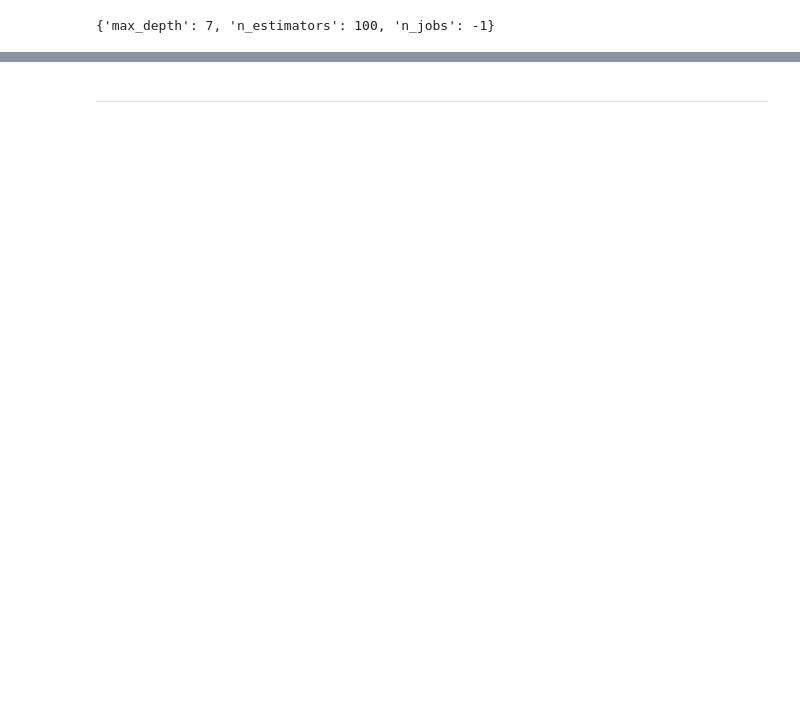
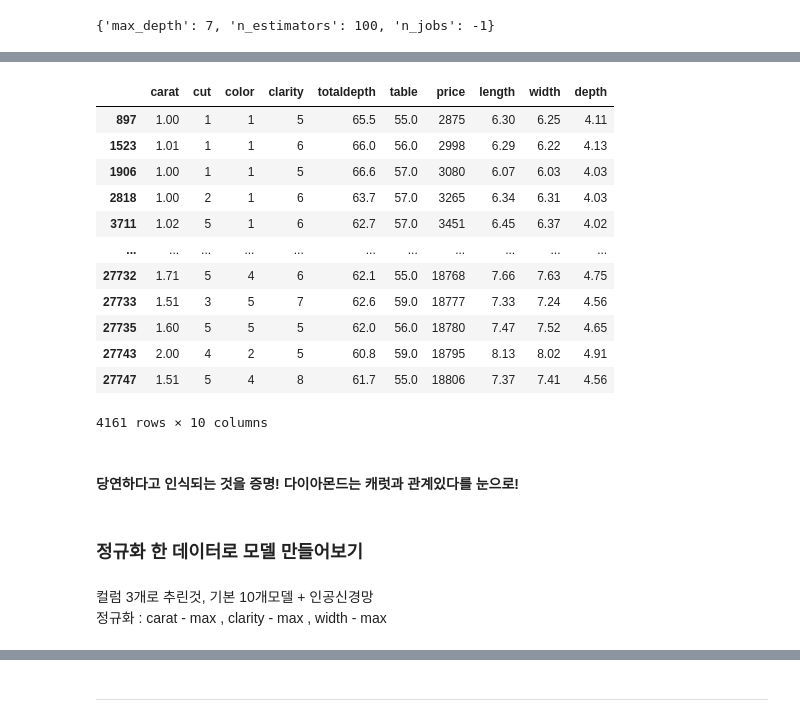
Before and after one commit to monargent0/TJPythonClass, a Jupyter notebook: TeamProject/다이아몬드정리.ipynb, the cells around one changed output, grey strips where cells are left out. Cells and saved outputs as stored; diff of their text form; code cells hidden in the pictures; blank space fills up the shorter version.

```diff
--- a/TeamProject/다이아몬드정리.ipynb
+++ b/TeamProject/다이아몬드정리.ipynb
@@ -1394,0 +1438,23 @@ checkScore(models , mdnames)
+# %%
+diamondsV2[(diamondsV2['clarity'] >= 5 )&(diamondsV2['carat'] >= 1.0)]
+# %% [output]
+|  | carat | cut | color | clarity | totaldepth | table | price | length | width | depth |
+| 897 | 1.00 | 1 | 1 | 5 | 65.5 | 55.0 | 2875 | 6.30 | 6.25 | 4.11 |
+| 1523 | 1.01 | 1 | 1 | 6 | 66.0 | 56.0 | 2998 | 6.29 | 6.22 | 4.13 |
+| 1906 | 1.00 | 1 | 1 | 5 | 66.6 | 57.0 | 3080 | 6.07 | 6.03 | 4.03 |
+| 2818 | 1.00 | 2 | 1 | 6 | 63.7 | 57.0 | 3265 | 6.34 | 6.31 | 4.03 |
+| 3711 | 1.02 | 5 | 1 | 6 | 62.7 | 57.0 | 3451 | 6.45 | 6.37 | 4.02 |
+| ... | ... | ... | ... | ... | ... | ... | ... | ... | ... | ... |
+| 27732 | 1.71 | 5 | 4 | 6 | 62.1 | 55.0 | 18768 | 7.66 | 7.63 | 4.75 |
+| 27733 | 1.51 | 3 | 5 | 7 | 62.6 | 59.0 | 18777 | 7.33 | 7.24 | 4.56 |
+| 27735 | 1.60 | 5 | 5 | 5 | 62.0 | 56.0 | 18780 | 7.47 | 7.52 | 4.65 |
+| 27743 | 2.00 | 4 | 2 | 5 | 60.8 | 59.0 | 18795 | 8.13 | 8.02 | 4.91 |
+| 27747 | 1.51 | 5 | 4 | 8 | 61.7 | 55.0 | 18806 | 7.37 | 7.41 | 4.56 |
+4161 rows × 10 columns
+# %% [markdown]
+#### 당연하다고 인식되는 것을 증명! 다이아몬드는 캐럿과 관계있다를 눈으로!
+# %% [markdown]
+### 정규화 한 데이터로 모델 만들어보기
+# %% [markdown]
+컬럼 3개로 추린것, 기본 10개모델 + 인공신경망
+정규화 : carat - max , clarity - max , width - max
```
Also changed, not shown: parts of 76 cells of this notebook.
